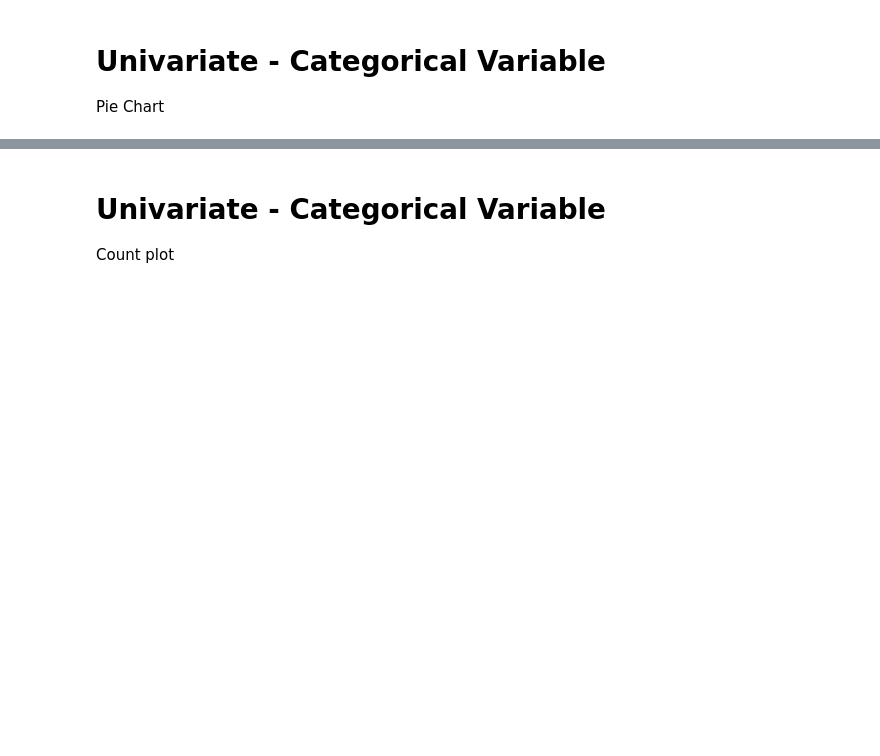
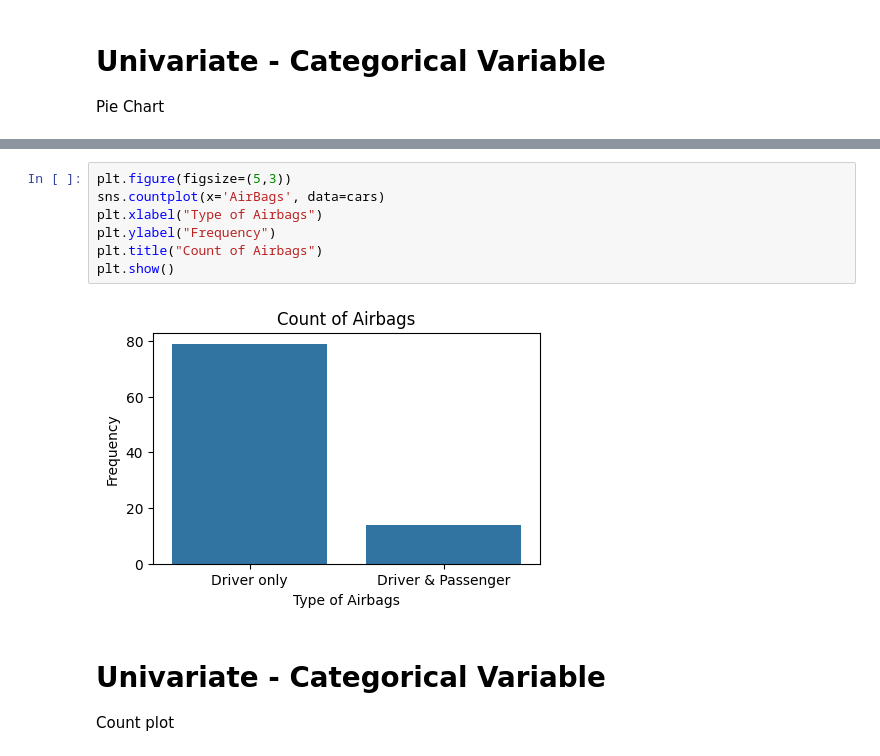
Before and after one commit to SachinGunjal001/Python-for-Machine-Learning, a Jupyter notebook: Visuals_Sns_Plt_plotly.ipynb, the cells around one changed output, grey strips where cells are left out. Cells and saved outputs as stored; diff of their text form; blank space fills up the shorter version.

```diff
--- a/Visuals_Sns_Plt_plotly.ipynb
+++ b/Visuals_Sns_Plt_plotly.ipynb
@@ -261,3 +282,12 @@ Pie Chart
+# %%
+plt.figure(figsize=(5,3))
+sns.countplot(x='AirBags', data=cars)
+plt.xlabel("Type of Airbags")
+plt.ylabel("Frequency")
+plt.title("Count of Airbags")
+plt.show()
+# %% [output]
+[figure, added]
 # %% [markdown]
 # Univariate - Categorical Variable
 Count plot
```
Also changed, not shown: parts of 12 cells of this notebook.
